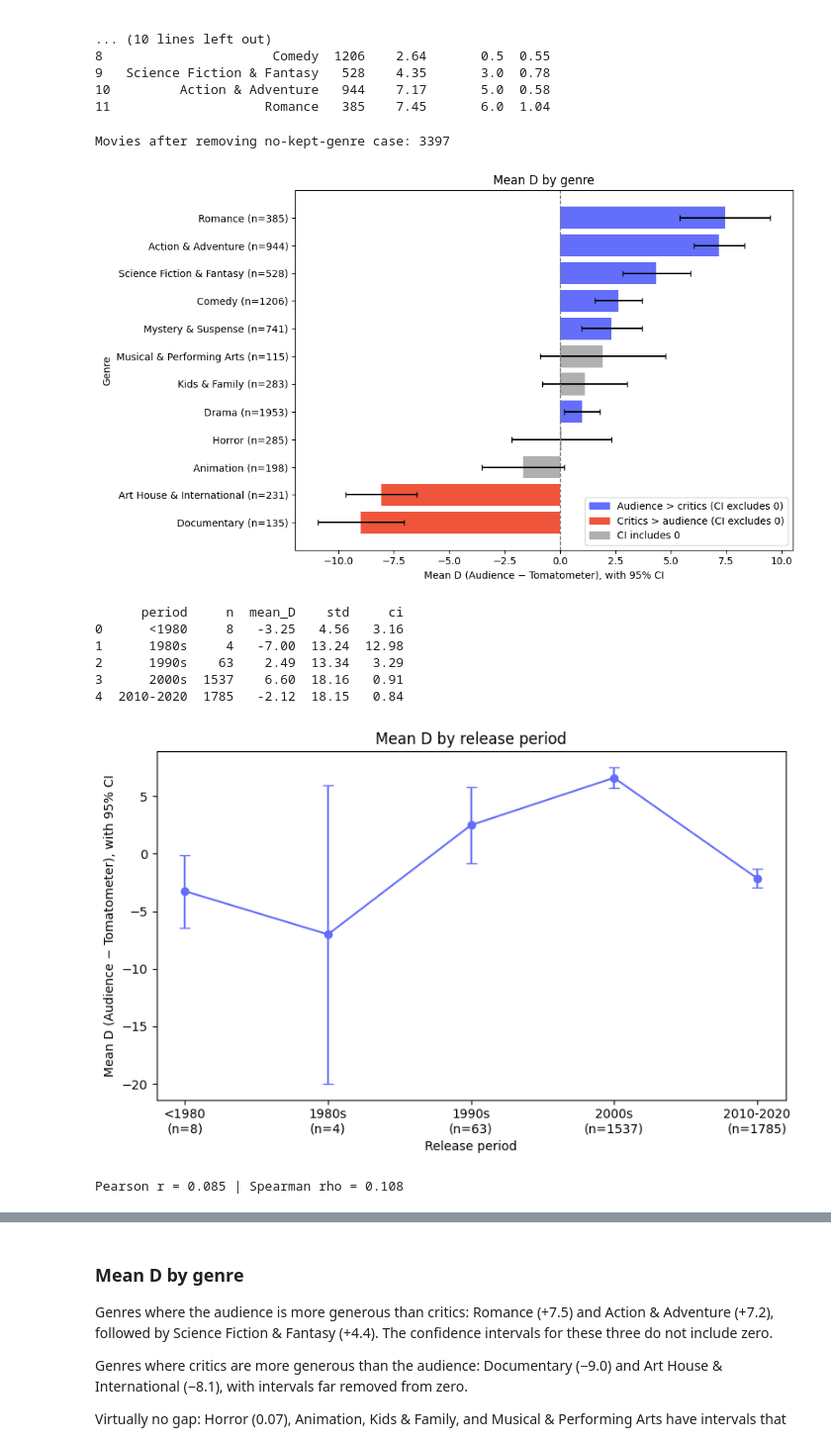
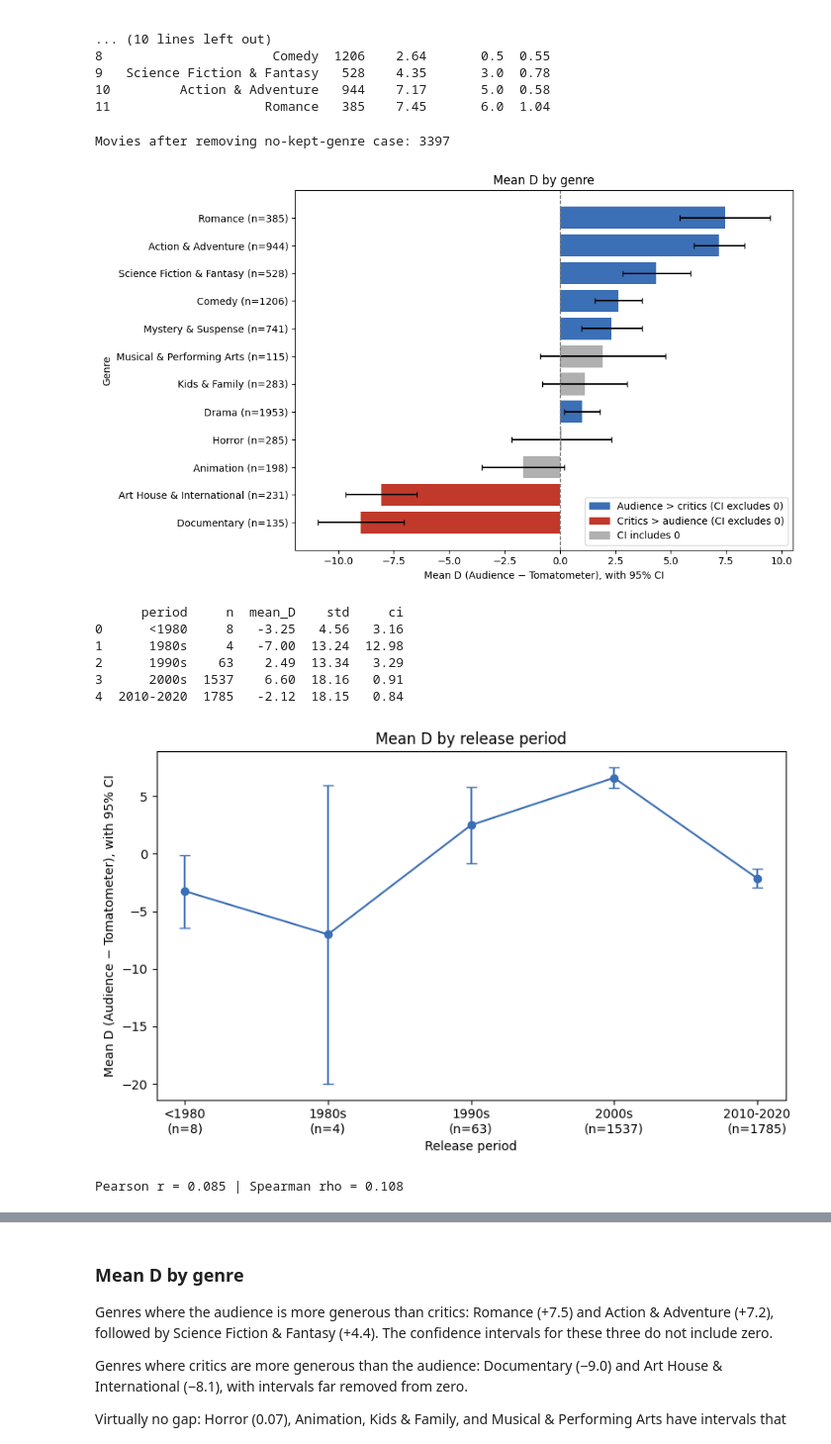
Before and after one commit to francescacoppo/movie-critics-vs-audience, a Jupyter notebook: 02_EDA.ipynb, the cells around one changed output, grey strips where cells are left out. Shown at 99% size. Drawn from its saved outputs; the diff is of its cells as text; code cells hidden in the pictures.

```diff
--- a/02_EDA.ipynb
+++ b/02_EDA.ipynb
@@ -383,7 +383,7 @@ genre_table["clear"] = genre_table["mean_D"].abs() > genre_table["ci"]
 def pick_color(row):
     if not row["clear"]:
         return "#B0B0B0"          # grey: CI includes 0
-    return "#636EFA" if row["mean_D"] > 0 else "#EF553B"
+    return "#3b6fb6" if row["mean_D"] > 0 else "#c0392b"
 
 colors = genre_table.apply(pick_color, axis=1)
 
@@ -399,8 +399,8 @@ ax.set_xlabel("Mean D (Audience − Tomatometer), with 95% CI")
 ax.set_ylabel("Genre")
 ax.set_title("Mean D by genre")
 ax.legend(handles=[
-    Patch(color="#636EFA", label="Audience > critics (CI excludes 0)"),
-    Patch(color="#EF553B", label="Critics > audience (CI excludes 0)"),
+    Patch(color="#3b6fb6", label="Audience > critics (CI excludes 0)"),
+    Patch(color="#c0392b", label="Critics > audience (CI excludes 0)"),
     Patch(color="#B0B0B0", label="CI includes 0"),
 ], loc="lower right")
 plt.tight_layout()
@@ -422,41 +422,41 @@ print(period_table.round(2))
 
 fig, ax = plt.subplots(figsize=(8, 5))
 ax.errorbar(range(len(period_table)), period_table["mean_D"],
-            yerr=period_table["ci"], fmt="-o", capsize=4, color="#636EFA")
+            yerr=period_table["ci"], fmt="-o", capsize=4, color="#3b6fb6")
 
 ax.set_xticks(range(len(period_table)))
 ax.set_xticklabels([f"{p}\n(n={n})" for p, n in zip(period_table["period"], period_table["n"])])
 ax.set_xlabel("Release period")
 ax.set_ylabel("Mean D (Audience − Tomatometer), with 95% CI")
 ax.set_title("Mean D by release period")
 plt.tight_layout()
 save_fig(fig, "mean_D_by_period")
 plt.show()
 
 # 3. D vs runtime
 pearson = df["runtime"].corr(df["D"])
 spearman = df["runtime"].corr(df["D"], method="spearman")
 print(f"Pearson r = {pearson:.3f} | Spearman rho = {spearman:.3f}")
 
 fig, ax = plt.subplots(figsize=(8, 5))
 sns.regplot(data=df, x="runtime", y="D",
             scatter_kws={"alpha": 0.25, "s": 12},
-            line_kws={"color": "#EF553B"}, ax=ax)
+            line_kws={"color": "#c0392b"}, ax=ax)
 ax.axhline(0, linestyle="--", linewidth=1, color="grey")
 ax.set_xlabel("Runtime (minutes)")
 ax.set_ylabel("D (Audience − Tomatometer)")
 ax.set_title(f"D vs runtime (Pearson r = {pearson:.2f})")
 plt.tight_layout()
 save_fig(fig, "D_vs_runtime")
 plt.show()
 # %% [output]
 Movies after removing no-kept-genre case: 3397
-[figure, old version]
+[figure, new version]
       period     n  mean_D    std     ci
 0      <1980     8   -3.25   4.56   3.16
 1      1980s     4   -7.00  13.24  12.98
 2      1990s    63    2.49  13.34   3.29
 3      2000s  1537    6.60  18.16   0.91
 4  2010-2020  1785   -2.12  18.15   0.84
-[figure, old version]
+[figure, new version]
 Pearson r = 0.085 | Spearman rho = 0.108
```
Also changed, not shown: parts of 1 cell of this notebook, 2 other files.
